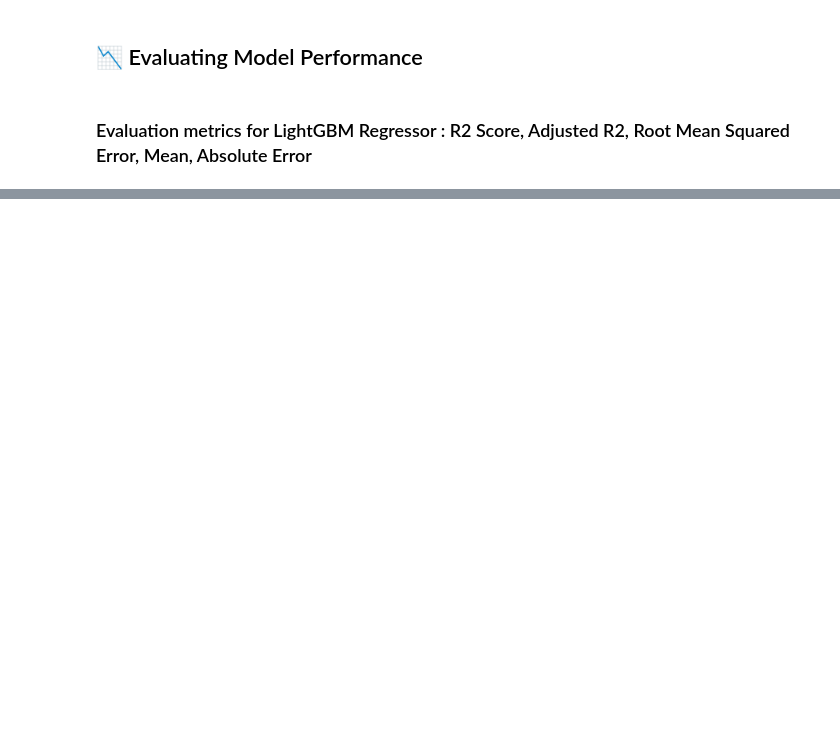
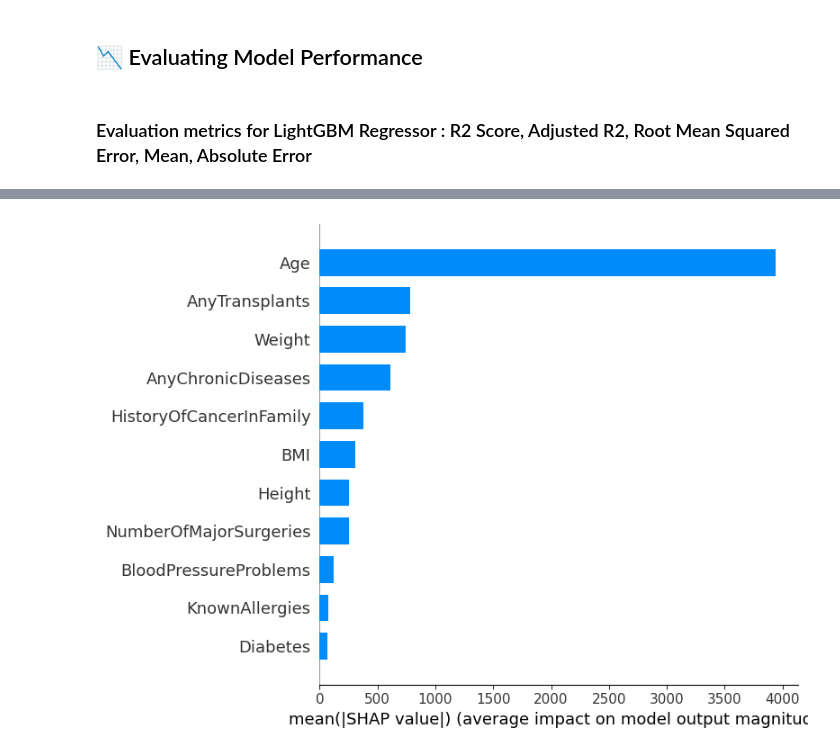
Before and after one commit to RahulHipparkar/Insurance-Premium-Prediction, a Jupyter notebook: insurance-premium-prediction.ipynb, the cells around one changed output, grey strips where cells are left out. Saved outputs shown, nothing was run; the diff lists cells and outputs as text; code cells hidden in the pictures; blank space fills up the shorter version.

```diff
--- a/insurance-premium-prediction.ipynb
+++ b/insurance-premium-prediction.ipynb
@@ -1085,0 +1240,6 @@ metrics
+# %%
+plt.figure(figsize = (20,8))
+shap.summary_plot(shap_values,X_test, plot_type = 'bar')
+plt.show()
+# %% [output]
+[figure, added]
```
Also changed, not shown: parts of 23 cells of this notebook.
